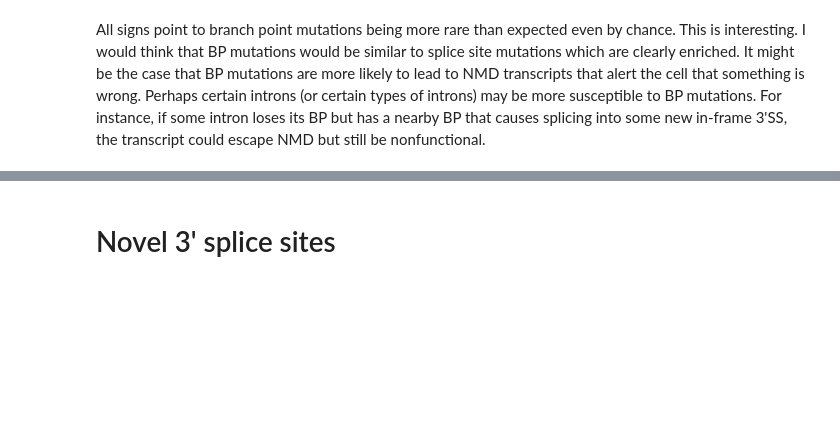
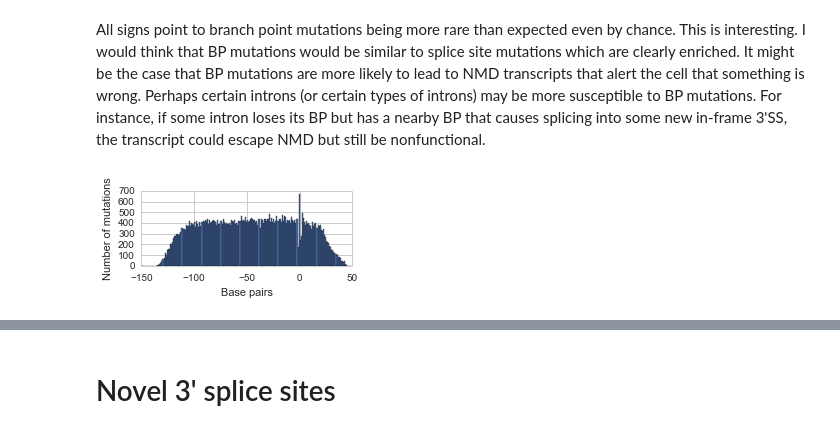
Before and after one commit to cdeboever3/pptmut, a Jupyter notebook: notebooks/Variant Analysis.ipynb, the cells around one changed output, grey strips where cells are left out. Saved outputs shown, nothing was run; the diff lists cells and outputs as text; code cells hidden in the pictures; blank space fills up the shorter version.

```diff
--- a/notebooks/Variant Analysis.ipynb
+++ b/notebooks/Variant Analysis.ipynb
@@ -17,7 +17,7 @@ import projectpy as ppy
 
 %matplotlib inline
 # %%
-sns.set_style('whitegrid')
+sns.set_style('white')
 
 outdir = os.path.join(ppy.root, 'output', 'variant_analysis')
 ppy.makedir(outdir)
@@ -323,0 +326,14 @@ still be nonfunctional.
+# %%
+tdf = variants
+
+fig, axs = plt.subplots(figsize=(4, 2))
+ax = fig.add_subplot(111)
+ax = tdf.bp_dist.dropna().hist(bins=np.arange(-150, 51, 1), ax=ax)
+#ax.set_title('Distance from mutation to BP adenine')
+ax.set_xlabel('Base pairs')
+ax.set_ylabel('Number of mutations')
+fig.tight_layout()
+fig.savefig(os.path.join(outdir, 'muts_around_bp.png'),
+            dpi=300)
+# %% [output]
+[figure, added]
```
Also changed, not shown: parts of 6 cells of this notebook.
